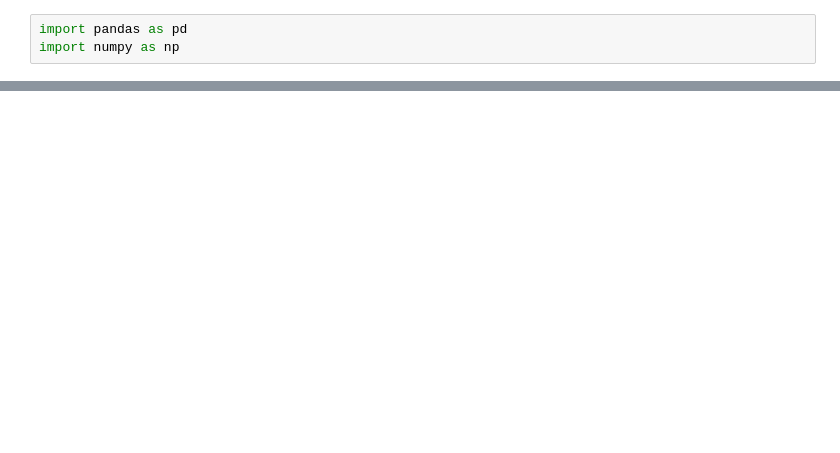
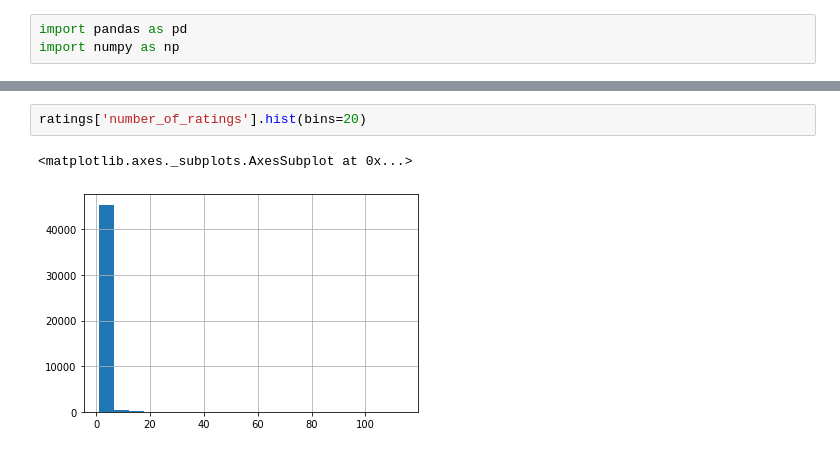
Before and after one commit to salma71/MSDS_SU2020, a Jupyter notebook: Recommender_system612/week_1/Basic_recommender_1.ipynb, the cells around one changed output, grey strips where cells are left out. Cells and saved outputs as stored; diff of their text form; blank space fills up the shorter version.

```diff
--- a/Recommender_system612/week_1/Basic_recommender_1.ipynb
+++ b/Recommender_system612/week_1/Basic_recommender_1.ipynb
@@ -30,0 +44,5 @@ missing_percentage(dataset)
+# %%
+ratings['number_of_ratings'].hist(bins=20)
+# %% [output]
+<matplotlib.axes._subplots.AxesSubplot at 0x...>
+[figure, added]
```
Also changed, not shown: parts of 8 cells of this notebook.
